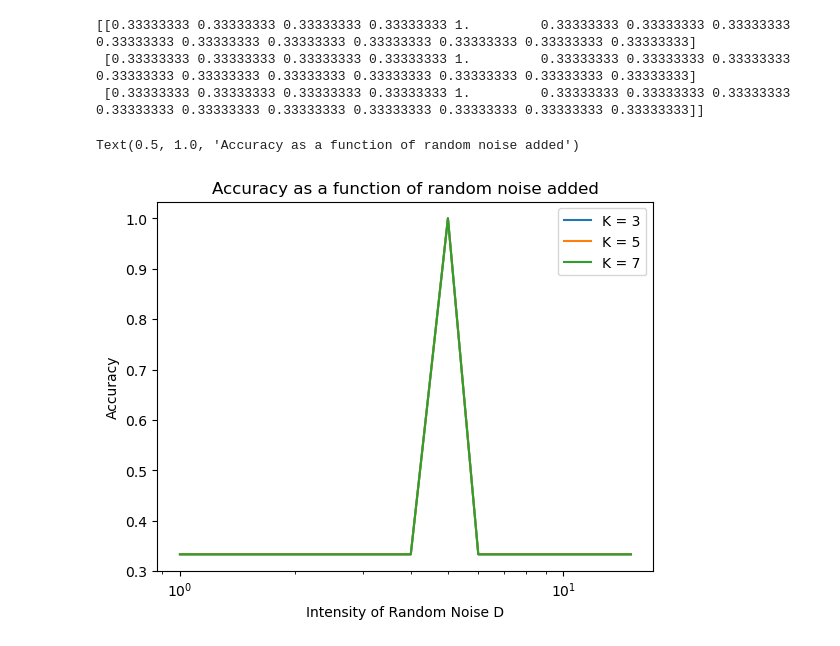
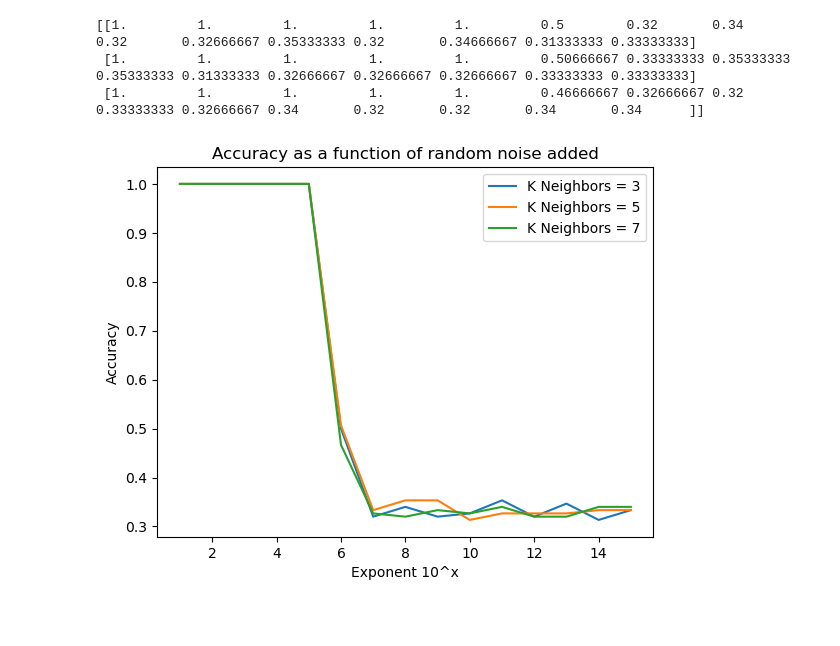
Before and after one commit to Chaps42/ComputerVision, a Jupyter notebook: CVHW4.ipynb, the cells around one changed output. Drawn from its saved outputs; the diff is of its cells as text; code cells hidden in the pictures; blank space fills up the shorter version.

```diff
--- a/CVHW4.ipynb
+++ b/CVHW4.ipynb
@@ -143,8 +183,8 @@ cv.imwrite("HW4Q3d.jpg",S3)
 True
 # %%
-Me = cv.imread("/Users/DavidChaparro/Desktop/Classes/ComputerVision/HW4SelfImage.jpg")
-dog =  cv.imread("/Users/DavidChaparro/Desktop/Classes/ComputerVision/dog.jpg")
-cat =  cv.imread("/Users/DavidChaparro/Desktop/Classes/ComputerVision/cat.jpg")
+Me = cv.imread(r"C:\Users\dchap\Desktop\Classwork\ComputerVision\HW4SelfImage.jpg")
+dog =  cv.imread(r"C:\Users\dchap\Desktop\Classwork\ComputerVision\dog.jpg")
+cat =  cv.imread(r"C:\Users\dchap\Desktop\Classwork\ComputerVision\cat.jpg")
 
 Me = cv.cvtColor(Me,cv.COLOR_BGR2GRAY)
 Me = cv.resize(Me,(32,32))
@@ -167,7 +207,7 @@ Output1 = np.zeros((300,1024))
 Output2 = np.zeros((300,1024))
 Output3 = np.zeros((1,300))
 
-Exp = 6
+Exp = 5
 
 P = G(np.asarray(Me),10**Exp)
 P = Rescale(P)
@@ -230,9 +270,9 @@ plt.show()
 # %%
-Me = cv.imread("/Users/DavidChaparro/Desktop/Classes/ComputerVision/HW4SelfImage.jpg")
-dog =  cv.imread("/Users/DavidChaparro/Desktop/Classes/ComputerVision/dog.jpg")
-cat =  cv.imread("/Users/DavidChaparro/Desktop/Classes/ComputerVision/cat.jpg")
+Me = cv.imread(r"C:\Users\dchap\Desktop\Classwork\ComputerVision\HW4SelfImage.jpg")
+dog =  cv.imread(r"C:\Users\dchap\Desktop\Classwork\ComputerVision\dog.jpg")
+cat =  cv.imread(r"C:\Users\dchap\Desktop\Classwork\ComputerVision\cat.jpg")
 
-Me = cv.cvtColor(Me,cv.COLOR_BGR2GRAY)
+Me =  cv.cvtColor(Me,cv.COLOR_BGR2GRAY)
 Me = cv.resize(Me,(32,32))
 Me = np.asarray(Me).astype('float64')
 
@@ -280,40 +320,38 @@ print(Accuracy)
 
 AccuracyMatrix = np.zeros((3,15))
 BIGD = [1,2,3,4,5,6,7,8,9,10,11,12,13,14,15]
 
 for yindex,d in enumerate(BIGD):
     for xindex,k in enumerate([3,5,7]):
         TempTestSet = []
         TempTestLabels = []
         for i in range(50): #Generate Testing Dataset
             TempTestSet.append(G(Me,10**d).flatten())
             TempTestLabels.append(1)
             TempTestSet.append(G(dog,10**d).flatten())
             TempTestLabels.append(2)
             TempTestSet.append(G(cat,10**d).flatten())
             TempTestLabels.append(3)
 
 
         ExperimentalClassifier = KNN.KNeighborsClassifier(n_neighbors= k,weights='distance',metric = 'l1')
         ExperimentalClassifier.fit(TrainingDataset,TrainingLabels)
         ExperimentalPredictions = ExperimentalClassifier.predict(TempTestSet)
         ExperimentalAccuracy = MLMets.accuracy_score(TempTestLabels,ExperimentalPredictions)
         AccuracyMatrix[xindex,yindex] = ExperimentalAccuracy
 
 print(AccuracyMatrix)
-plt.plot(BIGD,AccuracyMatrix[0,:],label = "K = 3")
-plt.plot(BIGD,AccuracyMatrix[1,:],label = "K = 5")
-plt.plot(BIGD,AccuracyMatrix[2,:],label = "K = 7")
+plt.plot(BIGD,AccuracyMatrix[0,:],label = "K Neighbors = 3")
+plt.plot(BIGD,AccuracyMatrix[1,:],label = "K Neighbors = 5")
+plt.plot(BIGD,AccuracyMatrix[2,:],label = "K Neighbors = 7")
 plt.legend()
-plt.xlabel("Intensity of Random Noise D")
-plt.xscale('log')
+plt.xlabel("Exponent 10^x")
 plt.ylabel("Accuracy")
 plt.title("Accuracy as a function of random noise added")
 plt.savefig("HW4Q7.png")
 plt.show()
 # %% [output]
-[[0.33333333 0.33333333 0.33333333 0.33333333 1.         0.33333333 0.33333333 0.33333333 0.33333333 0.33333333 0.33333333 0.33333333 0.33333333 0.33333333 0.33333333]
- [0.33333333 0.33333333 0.33333333 0.33333333 1.         0.33333333 0.33333333 0.33333333 0.33333333 0.33333333 0.33333333 0.33333333 0.33333333 0.33333333 0.33333333]
- [0.33333333 0.33333333 0.33333333 0.33333333 1.         0.33333333 0.33333333 0.33333333 0.33333333 0.33333333 0.33333333 0.33333333 0.33333333 0.33333333 0.33333333]]
+[[1.         1.         1.         1.         1.         0.5        0.32       0.34       0.32       0.32666667 0.35333333 0.32       0.34666667 0.31333333 0.33333333]
+ [1.         1.         1.         1.         1.         0.50666667 0.33333333 0.35333333 0.35333333 0.31333333 0.32666667 0.32666667 0.32666667 0.33333333 0.33333333]
+ [1.         1.         1.         1.         1.         0.46666667 0.32666667 0.32       0.33333333 0.32666667 0.34       0.32       0.32       0.34       0.34      ]]
-Text(0.5, 1.0, 'Accuracy as a function of random noise added')
-[figure, old version]
+[figure, new version]
```
Also changed, not shown: parts of 6 cells of this notebook, 12 other files.
